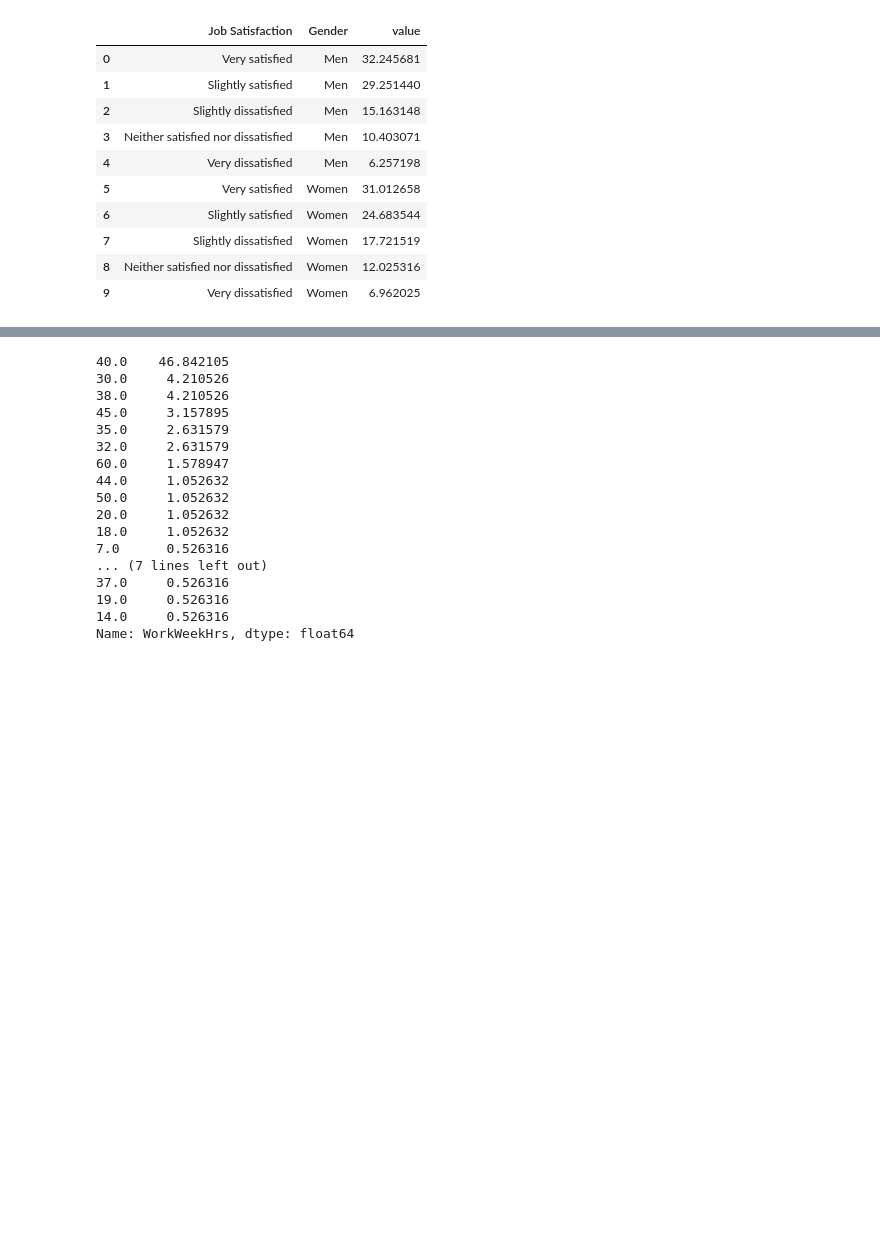
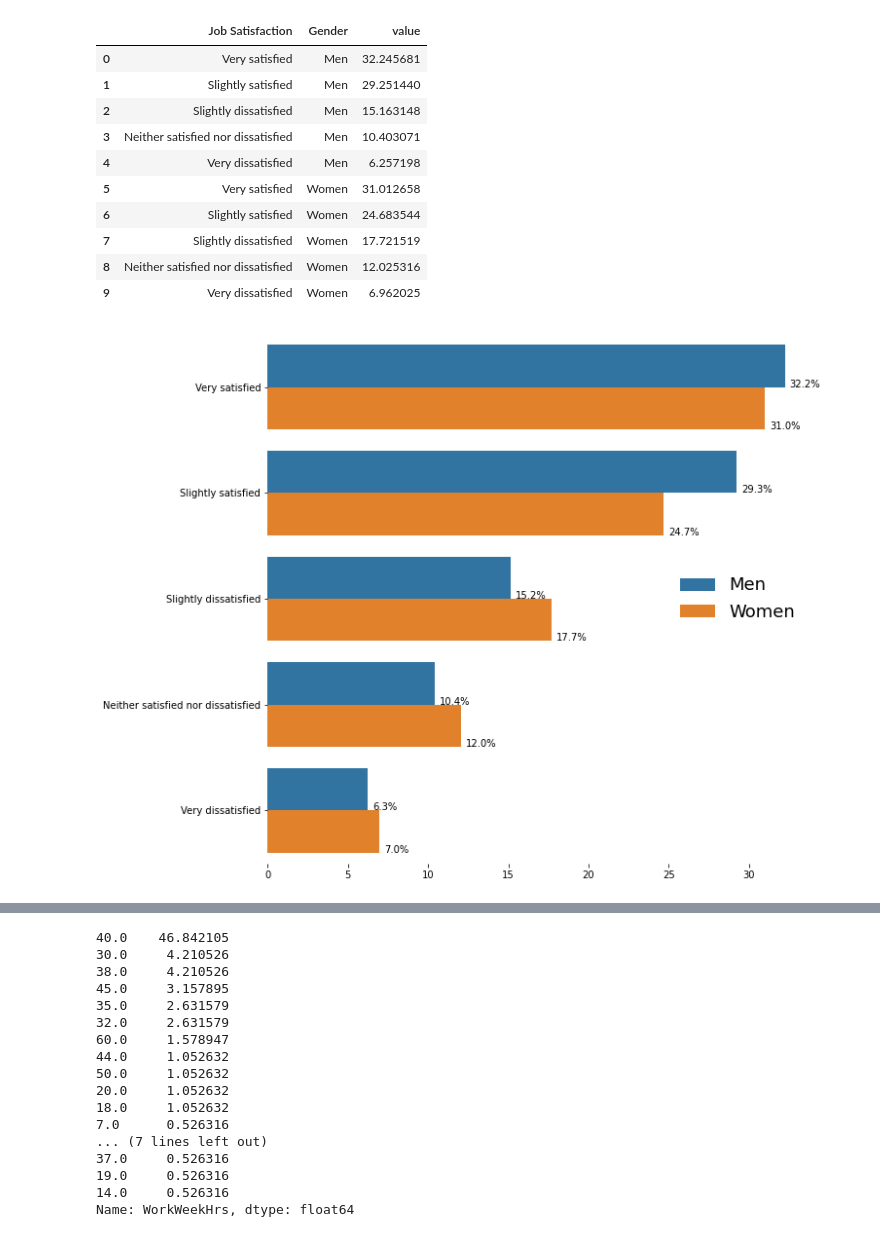
Before and after one commit to iris-theof/developers_survey, a Jupyter notebook: developers_insights.ipynb, the cells around one changed output, grey strips where cells are left out. Cells and saved outputs as stored; diff of their text form; code cells hidden in the pictures; blank space fills up the shorter version.

```diff
--- a/developers_insights.ipynb
+++ b/developers_insights.ipynb
@@ -276,3 +275,21 @@ satisf_df.head(10)
 | 7 | Slightly dissatisfied | Women | 17.721519 |
 | 8 | Neither satisfied nor dissatisfied | Women | 12.025316 |
 | 9 | Very dissatisfied | Women | 6.962025 |
+# %%
+fig = plt.figure(figsize=(10,10))
+ax = fig.add_subplot()
+
+sns.set_color_codes("pastel")
+sns_t = sns.barplot(x="value", y="Job Satisfaction", hue="Gender", data=satisf_df)
+
+plt.xlabel("")
+plt.ylabel("")
+
+ax.legend(loc='center right', frameon=False, prop={'size':18})
+
+show_values_on_bars(sns_t, "h", 0.3)
+sns.despine(left=True, bottom=True, right=True)
+
+plt.show()
+# %% [output]
+[figure, added]
```
Also changed, not shown: parts of 20 cells of this notebook.
